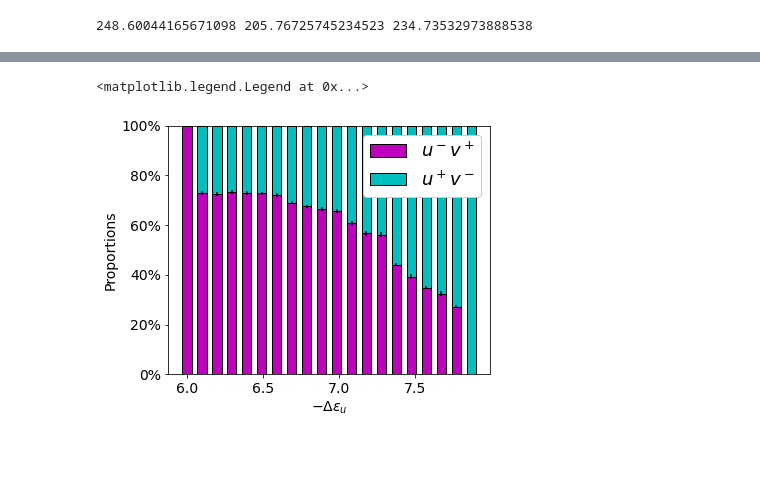
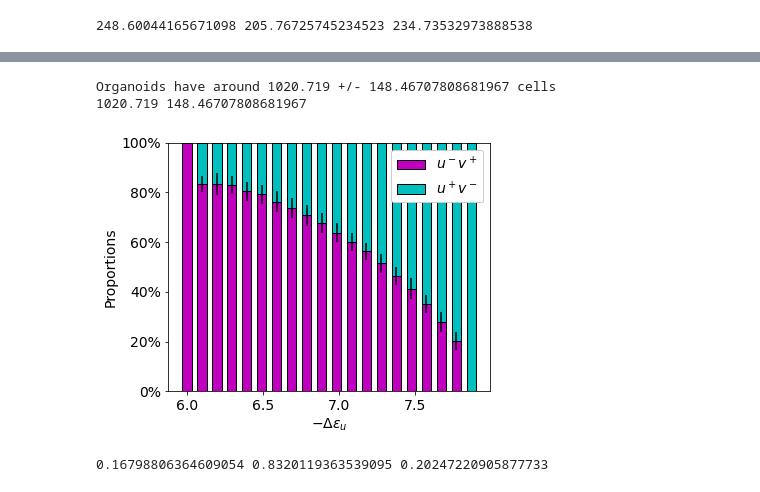
Before and after one commit to SchardtS/Cell-Differentiation, a Jupyter notebook: PhD Thesis (Images).ipynb, the cells around one changed output, grey strips where cells are left out. Saved outputs shown, nothing was run; the diff lists cells and outputs as text; code cells hidden in the pictures; blank space fills up the shorter version.

Commit message:
proportions

```diff
--- a/PhD Thesis (Images).ipynb
+++ b/PhD Thesis (Images).ipynb
@@ -1312,15 +1306,38 @@ DF
 # %%
+dim = 3
+signal = 'NN'
+
+Data = pd.read_csv('Results/PhD Thesis/Cell type proportions/'+str(dim)+'D_'+signal+'.csv')
+
+mean = Data.groupby(['ID', 'eps_N']).mean().reset_index()
+std = mean.groupby(['eps_N']).std().reset_index()
+prop = mean.groupby(['eps_N']).mean().reset_index()
+size = Data.groupby(['ID']).size().reset_index()
+
+print('Organoids have around', size.mean()[0], '+/-', size.std()[0], 'cells')
+print(size.mean()[0], size.std()[0])
+
+
 plt.figure(figsize=[6.4, 4.8])
 plt.rc('font', size=14)
-plt.bar(eps_N, Ratio.mean(1)*100, yerr=Ratio.std(1)*100, width=0.06, color = 'm', edgecolor='k', alpha = 1, label='$u^-v^+$')
-plt.bar(eps_N, (1-Ratio.mean(1))*100, bottom=Ratio.mean(1)*100, width=0.06, color = 'c', edgecolor='k', alpha = 1, label='$u^+v^-$')
+plt.bar(Data.eps_N.unique(), prop.Fate*100, yerr=std.Fate*1000,
+        width=0.06, color = 'm', edgecolor='k', alpha = 1, label='$u^-v^+$')
+plt.bar(Data.eps_N.unique(), (1-prop.Fate)*100, bottom=prop.Fate*100,
+        width=0.06, color = 'c', edgecolor='k', alpha = 1, label='$u^+v^-$')
 ticks = [0,20,40,60,80,100]
 plt.yticks(ticks, [str(x)+'%' for x in ticks])
 plt.xlabel('$-\Delta\epsilon_u$')
 plt.ylabel('Proportions')
 plt.gcf().subplots_adjust(bottom=0.16)
 plt.gcf().subplots_adjust(left=0.2)
-plt.legend(framealpha=1, fontsize=18)
+plt.legend(framealpha=1, fontsize=14)
+plt.savefig('Results/PhD Thesis/Cell type proportions/'+str(dim)+'D_'+signal+'.png', transparent = True)
+plt.savefig('Results/PhD Thesis/Cell type proportions/'+str(dim)+'D_'+signal+'.pdf', transparent = True)
 # %% [output]
-<matplotlib.legend.Legend at 0x...>
+Organoids have around 1020.719 +/- 148.46707808681967 cells
+1020.719 148.46707808681967
-[figure, old version]
+[figure, new version]
+# %%
+print(1- prop.Fate[1], prop.Fate[1], prop.Fate[18])
+# %% [output]
+0.16798806364609054 0.8320119363539095 0.20247220905877733
```
Also changed, not shown: parts of 2 cells of this notebook.
